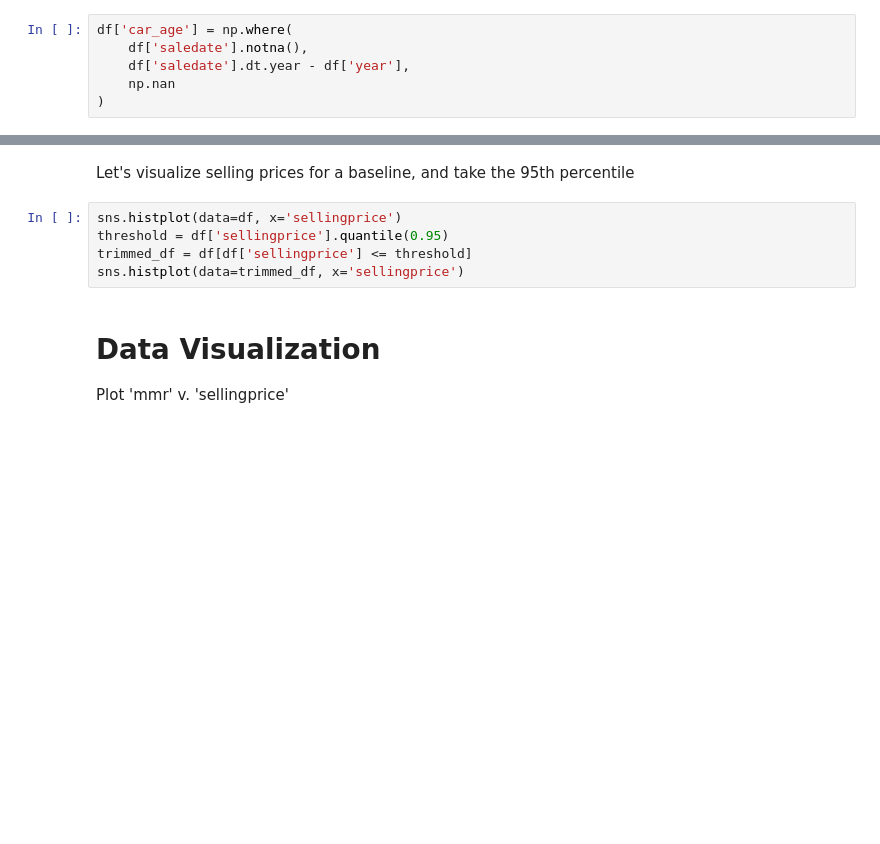
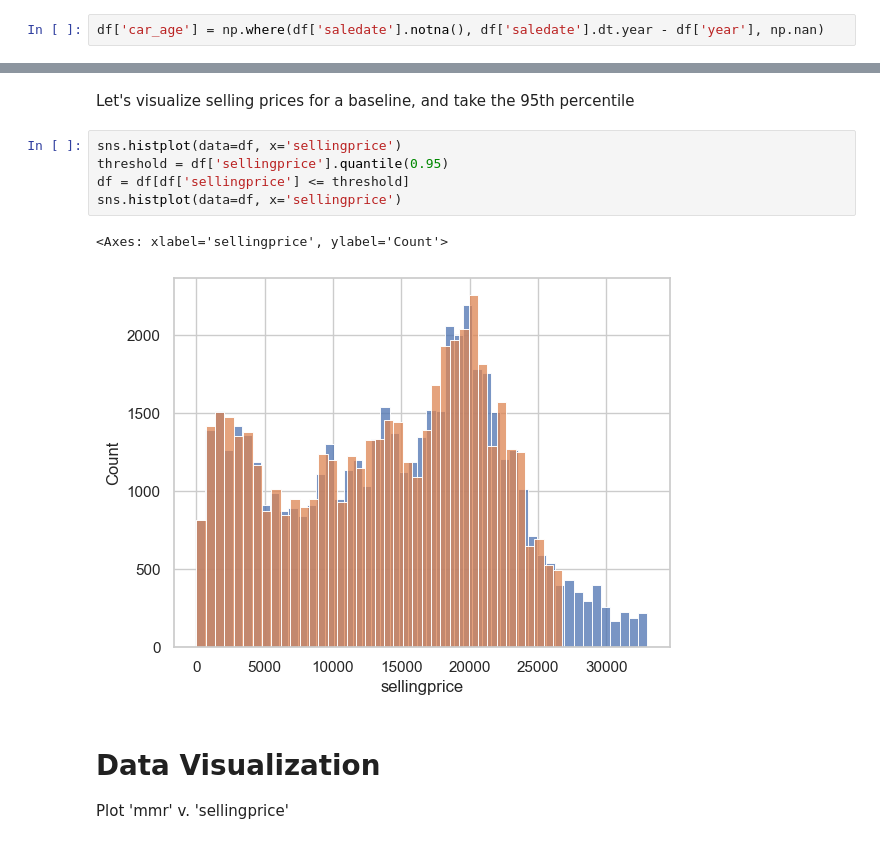
Before and after one commit to skyrez18/ds3870_final_project, a Jupyter notebook: code.ipynb, the cells around one changed output, grey strips where cells are left out. Cells and saved outputs as stored; diff of their text form; blank space fills up the shorter version.

```diff
--- a/code.ipynb
+++ b/code.ipynb
@@ -143,9 +145,5 @@ df['saledate'] = pd.to_datetime(
 # %%
-df['car_age'] = np.where(
-    df['saledate'].notna(),
-    df['saledate'].dt.year - df['year'],
-    np.nan
-)
+df['car_age'] = np.where(df['saledate'].notna(), df['saledate'].dt.year - df['year'], np.nan)
 # %% [markdown]
 6 - Some car ages are negative (which is not possible) because a 2015 model year can exist in 2014 and subsequently be sold
 # %%
@@ -252,8 +286,11 @@ Let's visualize selling prices for a baseline, and take the 95th percentile
 # %%
 sns.histplot(data=df, x='sellingprice')
 threshold = df['sellingprice'].quantile(0.95)
-trimmed_df = df[df['sellingprice'] <= threshold]
-sns.histplot(data=trimmed_df, x='sellingprice')
+df = df[df['sellingprice'] <= threshold]
+sns.histplot(data=df, x='sellingprice')
+# %% [output]
+<Axes: xlabel='sellingprice', ylabel='Count'>
+[figure, added]
 # %% [markdown]
 # Data Visualization
 Plot 'mmr' v. 'sellingprice'
```
Also changed, not shown: parts of 18 cells of this notebook.
